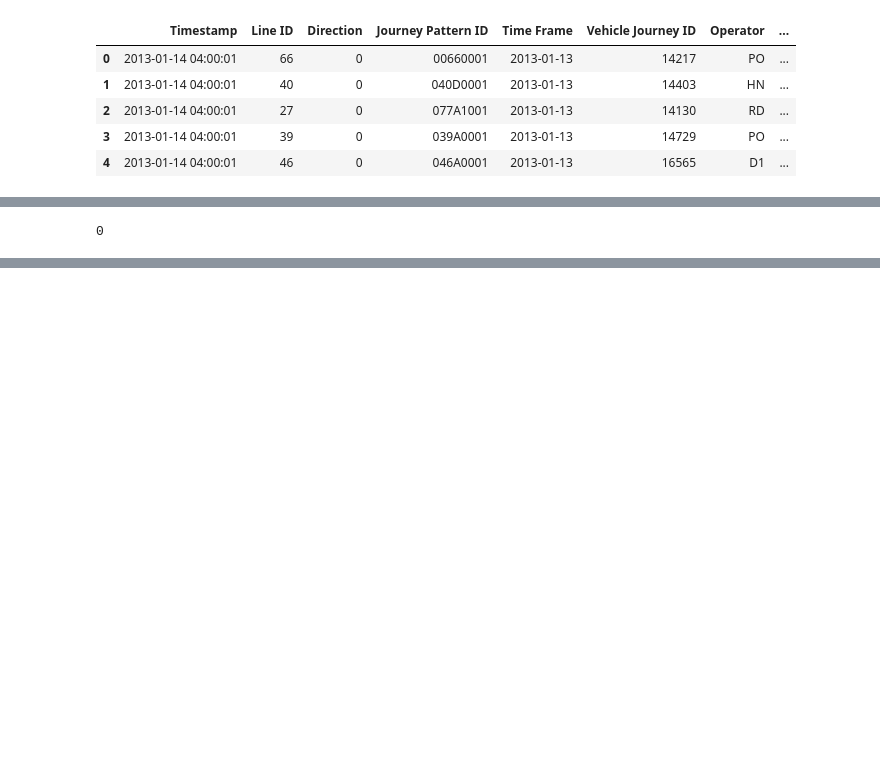
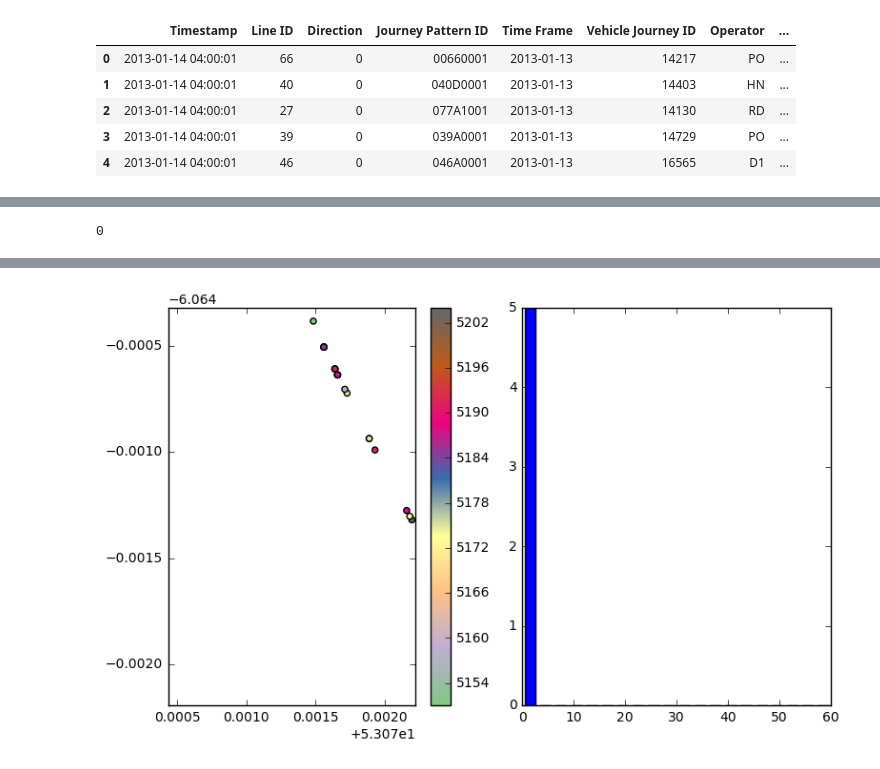
Before and after one commit to Cubbee/public-transport-stops-challenge, a Jupyter notebook: Dublin exploration.ipynb, the cells around one changed output, grey strips where cells are left out. Drawn from its saved outputs; the diff is of its cells as text; code cells hidden in the pictures; blank space fills up the shorter version.

```diff
--- a/Dublin exploration.ipynb
+++ b/Dublin exploration.ipynb
@@ -162,42 +167,72 @@ lon step: 0.42km
 %%time
 X = []
 y = []
-for lat_idx in range(25):
-    print(lat_idx)
+show_debug_data = True
+for lat_idx in range(0, 5):
     lat_start, lat_stop = lat_min + lat_idx * lat_step, lat_min + (lat_idx + 1) * lat_step
     df_lat_slice = df[(lat_start <= df['Lat']) & (df['Lat'] < lat_stop)]
+    print(lat_idx)
     for lon_idx in range(num_cells):
         lon_start, lon_stop = lon_min + lon_idx * lon_step, lon_min + (lon_idx + 1) * lon_step
         cell_data = df_lat_slice[(lon_start <= df_lat_slice['Lon']) & (df_lat_slice['Lon'] < lon_stop)]
-        cell_value_counts = cell_data['At Stop'].value_counts()
-        if True or cell_value_counts[1] > 0:
-            line_ids = cell_data['Line ID'].unique()
-            for line_id in line_ids:
-                line_id_df = cell_data[cell_data['Line ID'] == line_id]
-                journey_ids = line_id_df['Vehicle Journey ID'].unique()
-                value_counts = np.zeros(2)
-                line_hist = None
-                for journey_id in journey_ids:
-                    journey_df = line_id_df[line_id_df['Vehicle Journey ID'] == journey_id]
-                    if len(journey_df) < 2:
-                        continue
+        cell_value_counts = cell_data['At Stop'].value_counts(sort=False)
 
-                    journey_df = journey_df.sort_values('Timestamp')
-                    journey_df = journey_df.join(journey_df[['Timestamp', 'Lon', 'Lat']].shift(), rsuffix='_prev')
-                    journey_df['Time deltas'] = journey_df['Timestamp'] - journey_df['Timestamp_prev']
-                    journey_df['Traveled dist'] = journey_df[['Lon', 'Lat', 'Lon_prev', 'Lat_prev']].apply(df_dist, axis=1)
-                    journey_df['Speed'] = journey_df.apply(df_speed, axis=1)
+        for cell_line_id in cell_data['Line ID'].unique():
+            line_id_df = cell_data[cell_data['Line ID'] == cell_line_id]
+            value_counts = np.zeros(2)
+            line_hist = None
+            line_bins = None
+            for cell_journey_id in line_id_df['Vehicle Journey ID'].unique():
+                journey_df = line_id_df[line_id_df['Vehicle Journey ID'] == cell_journey_id]
+                if len(journey_df) < 5:
+                    continue
 
-                    journey_value_counts = journey_df['At Stop'].value_counts(sort=False)
-                    features = np.histogram(journey_df['Speed'], bins=20, range=(0, 60))[0]
-                    if line_hist is None:
-                        line_hist = features
-                    else:
-                        line_hist += features
-                    value_counts += journey_value_counts
-                if line_hist is not None:
-                    X.append(line_hist / np.sum(line_hist))
-                    is_stop = value_counts[1] > value_counts[0]
-                    y.append(is_stop)
+                journey_df = journey_df.sort_values('Timestamp')
+                journey_df = journey_df.join(journey_df[['Timestamp', 'Lon', 'Lat']].shift(), rsuffix='_prev')
+                journey_df['Time deltas'] = journey_df['Timestamp'] - journey_df['Timestamp_prev']
+                journey_df['Traveled dist'] = journey_df[['Lon', 'Lat', 'Lon_prev', 'Lat_prev']].apply(df_dist, axis=1)
+                journey_df['Speed'] = journey_df.apply(df_speed, axis=1)
+                save_dir = os.path.join('journey', str(lat_idx), str(lon_idx), cell_line_id)
+                os.makedirs(save_dir, exist_ok=True)
+                journey_df.to_csv(os.path.join(save_dir, cell_journey_id + '.csv'))
+
+                journey_value_counts = journey_df['At Stop'].value_counts(sort=False)
+                features, bins = np.histogram(journey_df['Speed'], bins=20, range=(0, 60))
+                if line_hist is None:
+                    line_hist = features
+                    line_bins = bins
+                else:
+                    line_hist += features
+                value_counts += journey_value_counts
+            if line_hist is not None:
+                X.append(line_hist / np.sum(line_hist))
+                is_stop = value_counts[1] > value_counts[0]
+                y.append(is_stop)
+
+                if show_debug_data:
+                    print('lat_idx', lat_idx, 'lon_idx', lon_idx)
+                    print('Cell line ID', cell_line_id)
+                    print(cell_value_counts)
+                    print('Is stop:', is_stop)
+                    print('Num cell points', len(line_id_df['Lat'])) #For some reason != to value counts.
+                    plt.figure(figsize=(8,5))
+                    plt.subplot(121)
+                    axes = plt.gca()
+                    axes.set_xlim([lat_start, lat_stop])
+                    axes.set_ylim([lon_start, lon_stop])
+
+#                     plt.scatter(line_id_df[line_id_df['At Stop'] == '1']['Lat'], line_id_df[line_id_df['At Stop'] == '1']['Lon'], color='red', marker='x')
+#                     plt.scatter(line_id_df[line_id_df['At Stop'] == '0']['Lat'], line_id_df[line_id_df['At Stop'] == '0']['Lon'], color='blue')
+                    at_stop_line_id_df = line_id_df[line_id_df['At Stop'] == '1']
+                    plt.scatter(at_stop_line_id_df['Lat'], at_stop_line_id_df['Lon'], c=at_stop_line_id_df['Vehicle Journey ID'], cmap=plt.cm.Accent, marker='x')
+                    not_at_stop_line_id_df = line_id_df[line_id_df['At Stop'] == '0']
+                    plt.scatter(not_at_stop_line_id_df['Lat'], not_at_stop_line_id_df['Lon'], c=line_id_df[line_id_df['At Stop'] == '0']['Vehicle Journey ID'], cmap=plt.cm.Accent)
+                    plt.colorbar()
+                    width = 0.7 * (line_bins[1] - line_bins[0])
+                    center = (line_bins[:-1] + line_bins[1:]) / 2
+                    plt.subplot(122)
+                    plt.bar(center, line_hist, align='center', width=width)
+                    plt.tight_layout()
+                    plt.show()
 # %% [output]
 0
@@ -217,0 +246 @@ for lat_idx in range(25):
+[figure, added]
```
Also changed, not shown: parts of 8 cells of this notebook.
